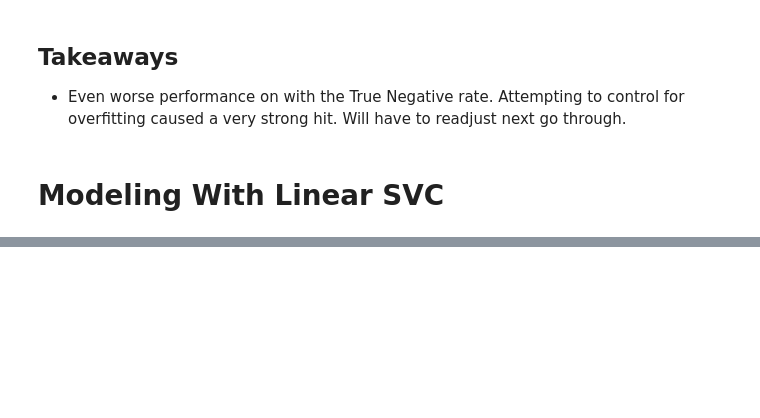
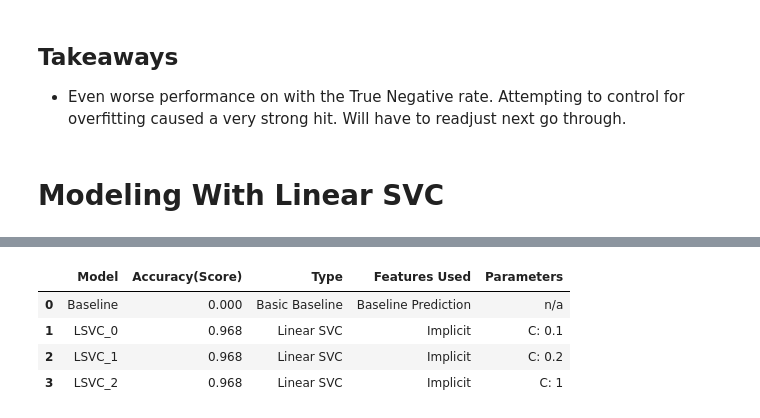
Before and after one commit to joshua-shorterivey/oct_2022_unemployment_project, a Jupyter notebook: model.ipynb, the cells around one changed output, grey strips where cells are left out. Saved outputs shown, nothing was run; the diff lists cells and outputs as text; code cells hidden in the pictures; blank space fills up the shorter version.

```diff
--- a/model.ipynb
+++ b/model.ipynb
@@ -507,0 +605,8 @@ test_chart
+# %%
+lsvc_descriptions
+# %% [output]
+|  | Model | Accuracy(Score) | Type | Features Used | Parameters |
+| 0 | Baseline | 0.000 | Basic Baseline | Baseline Prediction | n/a |
+| 1 | LSVC_0 | 0.968 | Linear SVC | Implicit | C: 0.1 |
+| 2 | LSVC_1 | 0.968 | Linear SVC | Implicit | C: 0.2 |
+| 3 | LSVC_2 | 0.968 | Linear SVC | Implicit | C: 1 |
```
Also changed, not shown: parts of 43 cells of this notebook, 3 other files.
